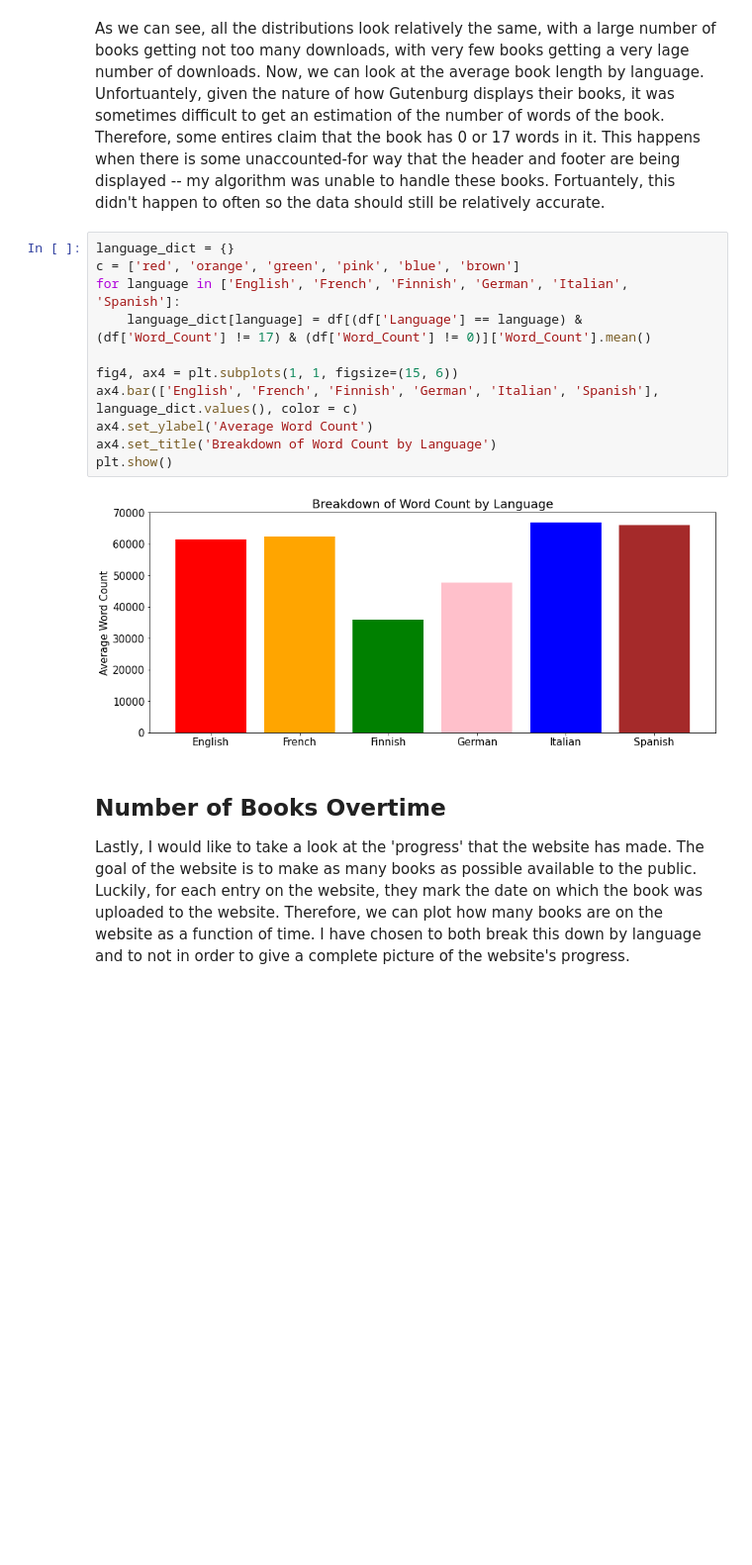
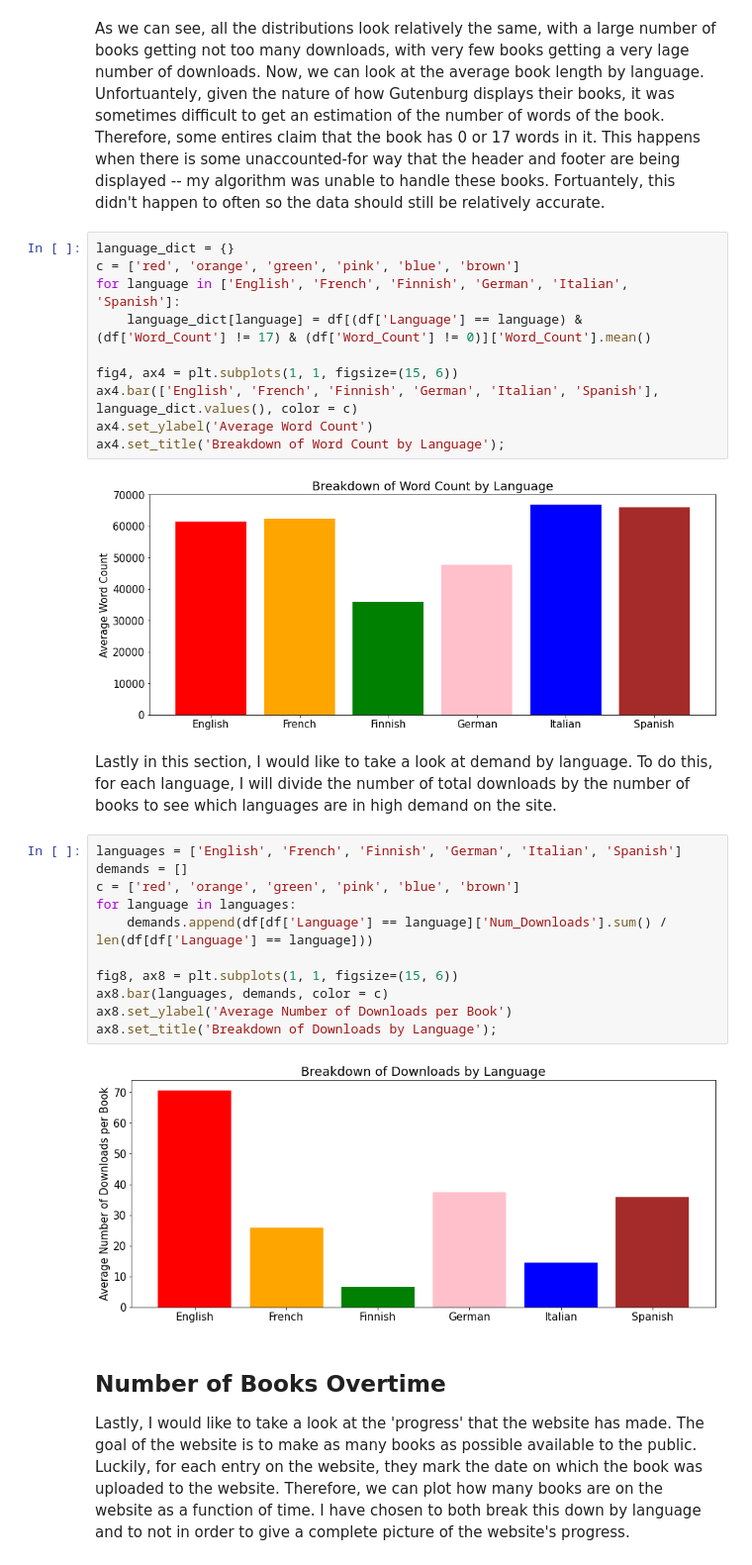
Before and after one commit to jdforde/gutenberg-analysis, a Jupyter notebook: Results.ipynb, the cells around one changed output. Shown: that part at 99% size. Saved outputs shown, nothing was run; the diff lists cells and outputs as text; blank space fills up the shorter version.

```diff
--- a/Results.ipynb
+++ b/Results.ipynb
@@ -117,10 +114,24 @@ for language in ['English', 'French', 'Finnish', 'German', 'Italian', 'Spanish']
 fig4, ax4 = plt.subplots(1, 1, figsize=(15, 6))
 ax4.bar(['English', 'French', 'Finnish', 'German', 'Italian', 'Spanish'], language_dict.values(), color = c)
 ax4.set_ylabel('Average Word Count')
-ax4.set_title('Breakdown of Word Count by Language')
-plt.show()
+ax4.set_title('Breakdown of Word Count by Language');
 # %% [output]
 [figure]
+# %% [markdown]
+Lastly in this section, I would like to take a look at demand by language. To do this, for each language, I will divide the number of total downloads by the number of books to see which languages are in high demand on the site.
+# %%
+languages = ['English', 'French', 'Finnish', 'German', 'Italian', 'Spanish']
+demands = []
+c = ['red', 'orange', 'green', 'pink', 'blue', 'brown']
+for language in languages:
+    demands.append(df[df['Language'] == language]['Num_Downloads'].sum() / len(df[df['Language'] == language]))
+
+fig8, ax8 = plt.subplots(1, 1, figsize=(15, 6))
+ax8.bar(languages, demands, color = c)
+ax8.set_ylabel('Average Number of Downloads per Book')
+ax8.set_title('Breakdown of Downloads by Language');
+# %% [output]
+[figure, added]
 # %% [markdown]
 ## Number of Books Overtime
 
```
Also changed, not shown: parts of 12 cells of this notebook, 1 other file.
